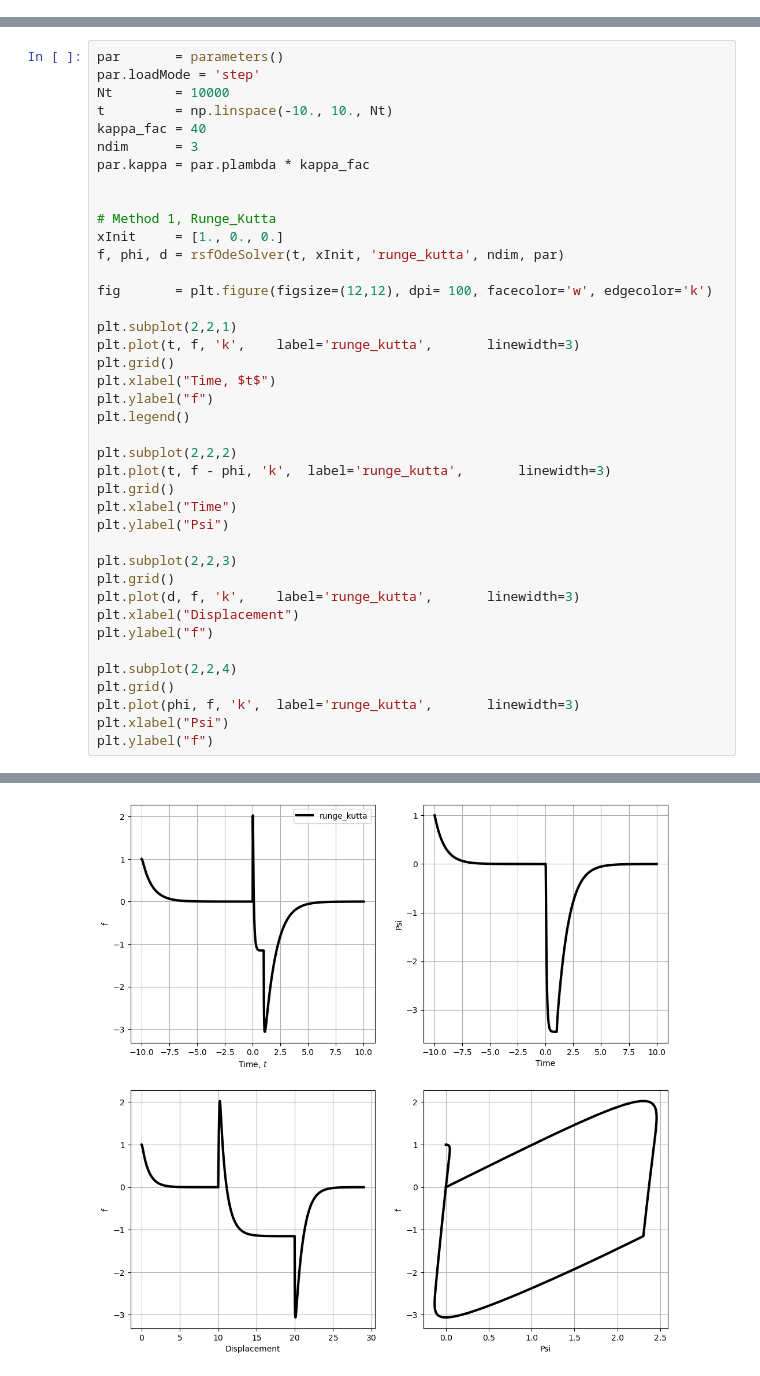
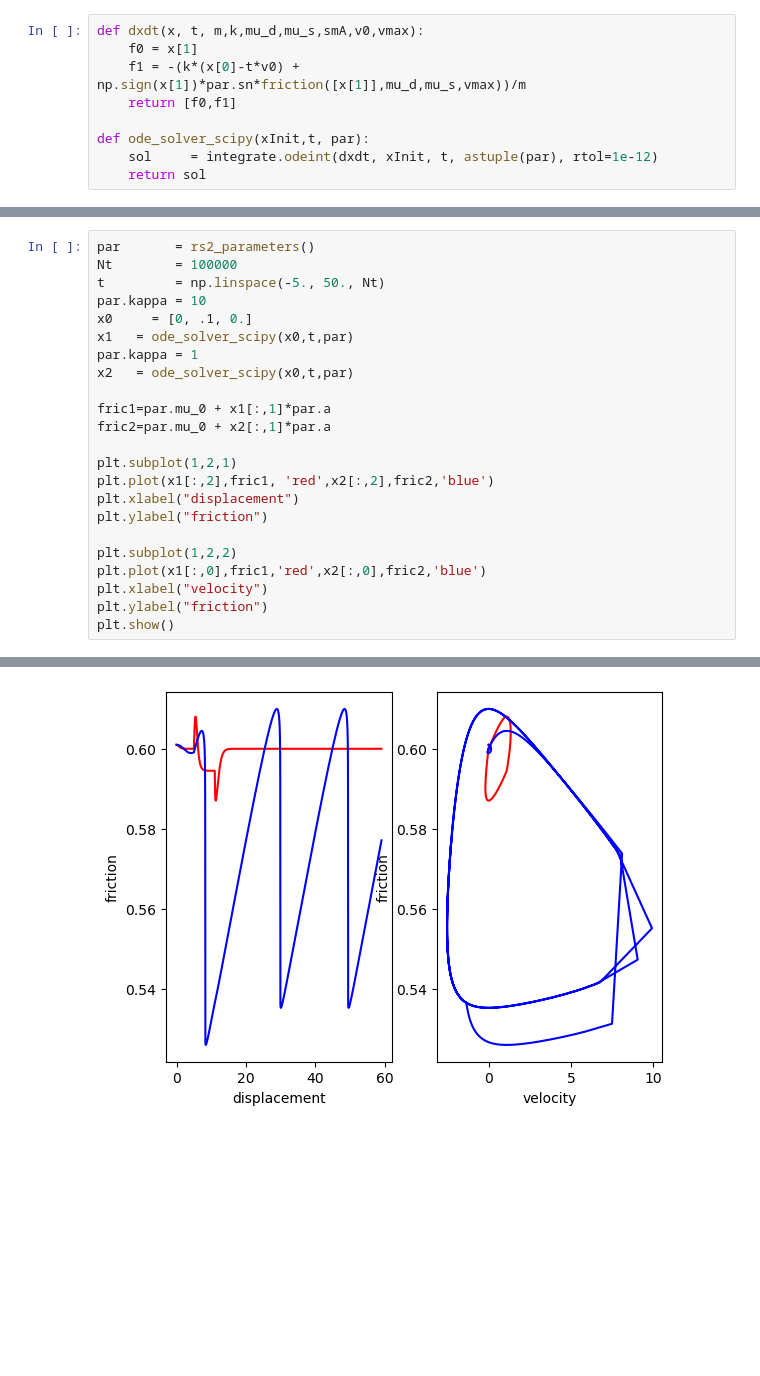
Before and after one commit to dunyuliu/Earth_From_Lab_To_Planet_Tutorials, a Jupyter notebook: Module2.1_RateStateFriction.ipynb, the cells around one changed output, grey strips where cells are left out. Drawn from its saved outputs; the diff is of its cells as text; blank space fills up the shorter version.

```diff
--- a/Module2.1_RateStateFriction.ipynb
+++ b/Module2.1_RateStateFriction.ipynb
@@ -28,0 +61,9 @@ where dimensionaless quantities $f$ is frictional stress ($\tau - \tau_*)/A$, $\
+# %%
+def dxdt(x, t, m,k,mu_d,mu_s,smA,v0,vmax):
+    f0 = x[1]
+    f1 = -(k*(x[0]-t*v0) + np.sign(x[1])*par.sn*friction([x[1]],mu_d,mu_s,vmax))/m
+    return [f0,f1]
+
+def ode_solver_scipy(xInit,t, par):
+    sol     = integrate.odeint(dxdt, xInit, t, astuple(par), rtol=1e-12)
+    return sol
@@ -114,41 +292,24 @@ def rsfOdeSolver(time, xInit, method, ndim, par):
 # %%
-par       = parameters()
-par.loadMode = 'step'
-Nt        = 10000
-t         = np.linspace(-10., 10., Nt)
-kappa_fac = 40
-ndim      = 3
-par.kappa = par.plambda * kappa_fac
+par       = rs2_parameters()
+Nt        = 100000
+t         = np.linspace(-5., 50., Nt)
+par.kappa = 10
+x0     = [0, .1, 0.]
+x1   = ode_solver_scipy(x0,t,par)
+par.kappa = 1
+x2   = ode_solver_scipy(x0,t,par)
 
+fric1=par.mu_0 + x1[:,1]*par.a
+fric2=par.mu_0 + x2[:,1]*par.a
 
-# Method 1, Runge_Kutta
-xInit     = [1., 0., 0.]
-f, phi, d = rsfOdeSolver(t, xInit, 'runge_kutta', ndim, par)
+plt.subplot(1,2,1)
+plt.plot(x1[:,2],fric1, 'red',x2[:,2],fric2,'blue')
+plt.xlabel("displacement")
+plt.ylabel("friction")
 
-fig       = plt.figure(figsize=(12,12), dpi= 100, facecolor='w', edgecolor='k')
-
-plt.subplot(2,2,1)
-plt.plot(t, f, 'k',    label='runge_kutta',       linewidth=3)
-plt.grid()
-plt.xlabel("Time, $t$")
-plt.ylabel("f")
-plt.legend()
-
-plt.subplot(2,2,2)
-plt.plot(t, f - phi, 'k',  label='runge_kutta',       linewidth=3)
-plt.grid()
-plt.xlabel("Time")
-plt.ylabel("Psi")
-
-plt.subplot(2,2,3)
-plt.grid()
-plt.plot(d, f, 'k',    label='runge_kutta',       linewidth=3)
-plt.xlabel("Displacement")
-plt.ylabel("f")
-
-plt.subplot(2,2,4)
-plt.grid()
-plt.plot(phi, f, 'k',  label='runge_kutta',       linewidth=3)
-plt.xlabel("Psi")
-plt.ylabel("f")
+plt.subplot(1,2,2)
+plt.plot(x1[:,0],fric1,'red',x2[:,0],fric2,'blue')
+plt.xlabel("velocity")
+plt.ylabel("friction")
+plt.show()
 # %% [output]
@@ -156 +316 @@ Text(0, 0.5, 'f')
-[figure, old version]
+[figure, new version]
```
Also changed, not shown: parts of 29 cells of this notebook, 1 other file.
